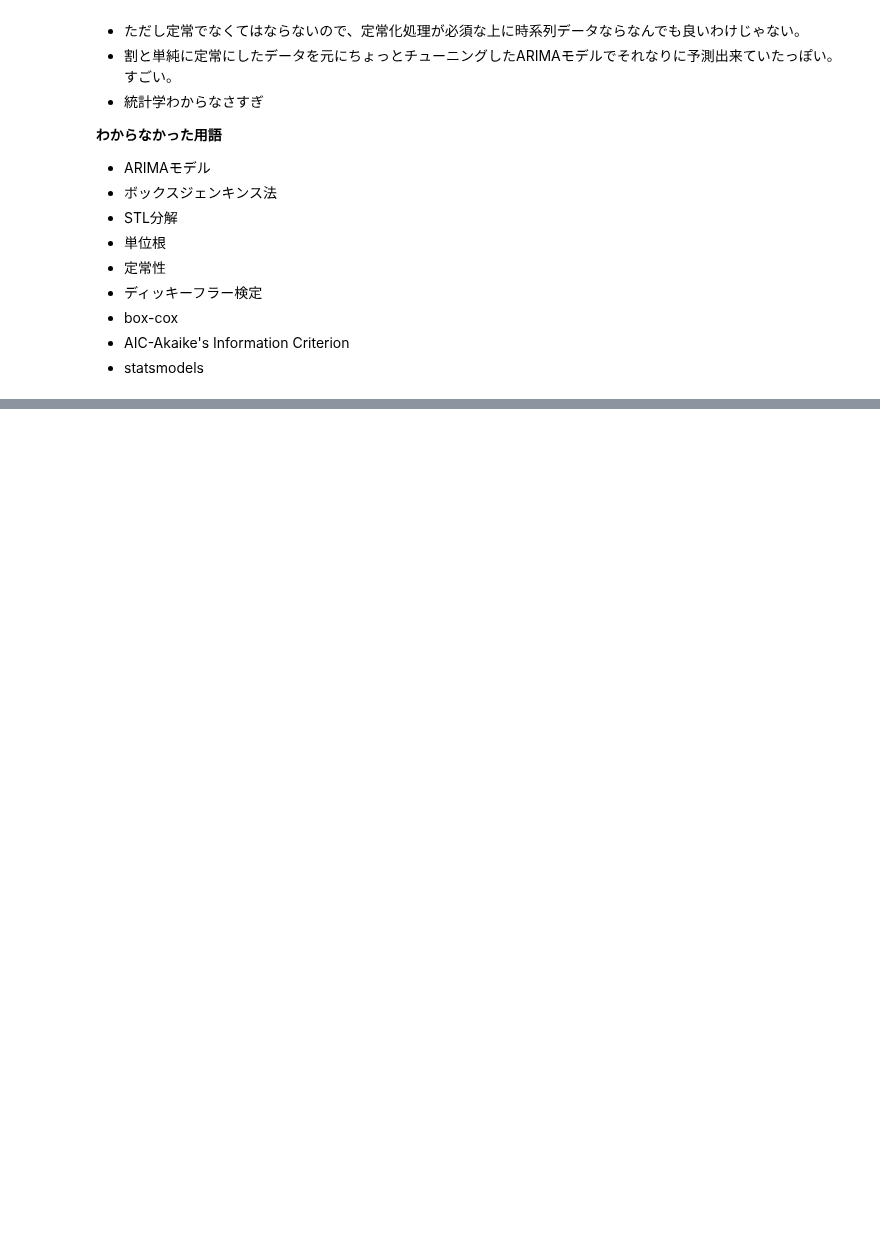
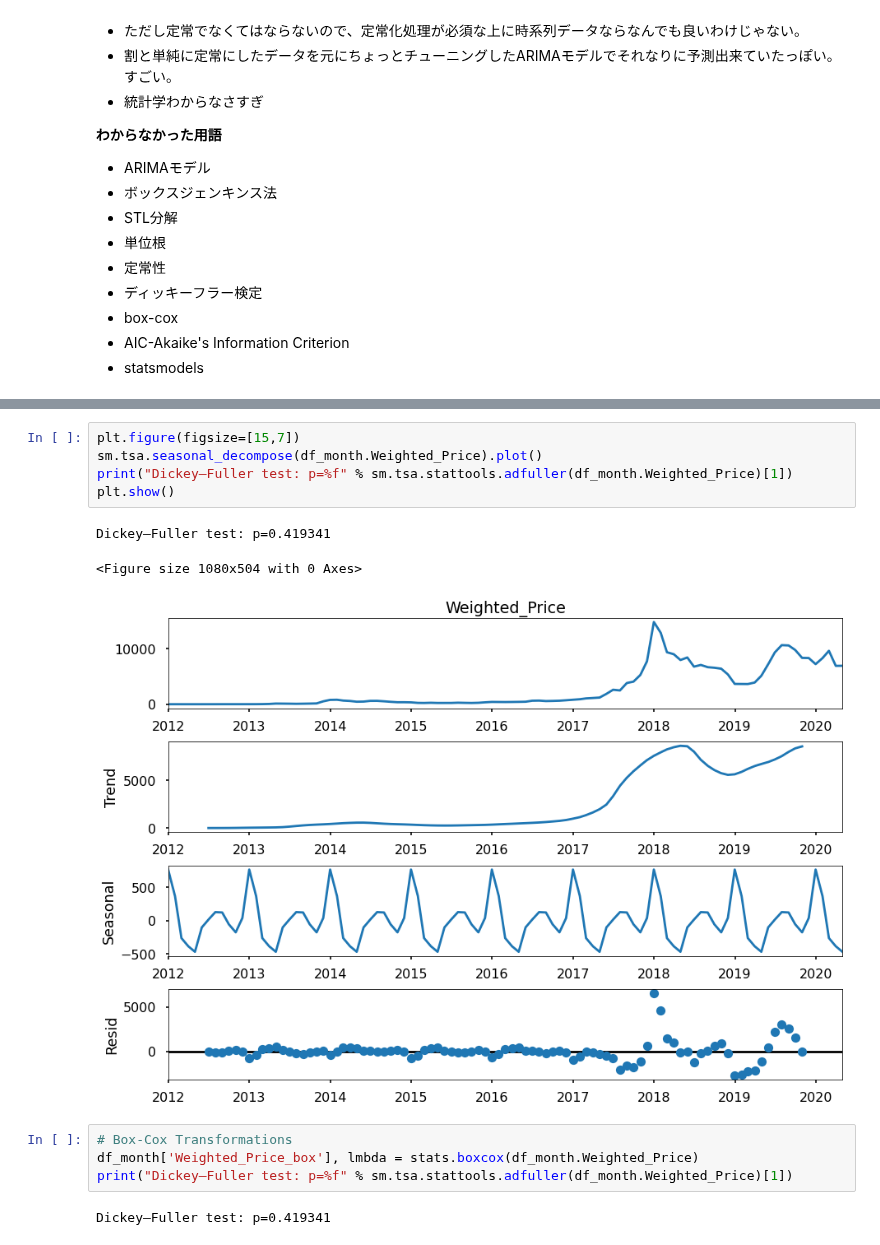
Before and after one commit to KotaOkamoto/diveintocode-ml, a Jupyter notebook: 2007_aug/Bitcoin_Historical_Data.ipynb, the cells around one changed output, grey strips where cells are left out. Drawn from its saved outputs; the diff is of its cells as text; blank space fills up the shorter version.

```diff
--- a/2007_aug/Bitcoin_Historical_Data.ipynb
+++ b/2007_aug/Bitcoin_Historical_Data.ipynb
@@ -462,0 +618,15 @@ __わからなかった用語__
+# %%
+plt.figure(figsize=[15,7])
+sm.tsa.seasonal_decompose(df_month.Weighted_Price).plot()
+print("Dickey–Fuller test: p=%f" % sm.tsa.stattools.adfuller(df_month.Weighted_Price)[1])
+plt.show()
+# %% [output]
+Dickey–Fuller test: p=0.419341
+<Figure size 1080x504 with 0 Axes>
+[figure, added]
+# %%
+# Box-Cox Transformations
+df_month['Weighted_Price_box'], lmbda = stats.boxcox(df_month.Weighted_Price)
+print("Dickey–Fuller test: p=%f" % sm.tsa.stattools.adfuller(df_month.Weighted_Price)[1])
+# %% [output]
+Dickey–Fuller test: p=0.419341
```
Also changed, not shown: parts of 23 cells of this notebook.
